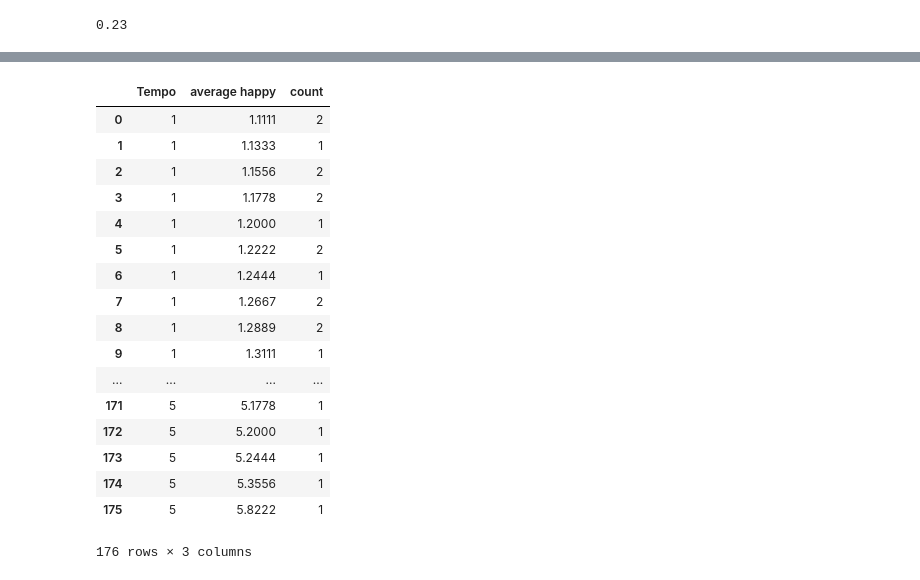
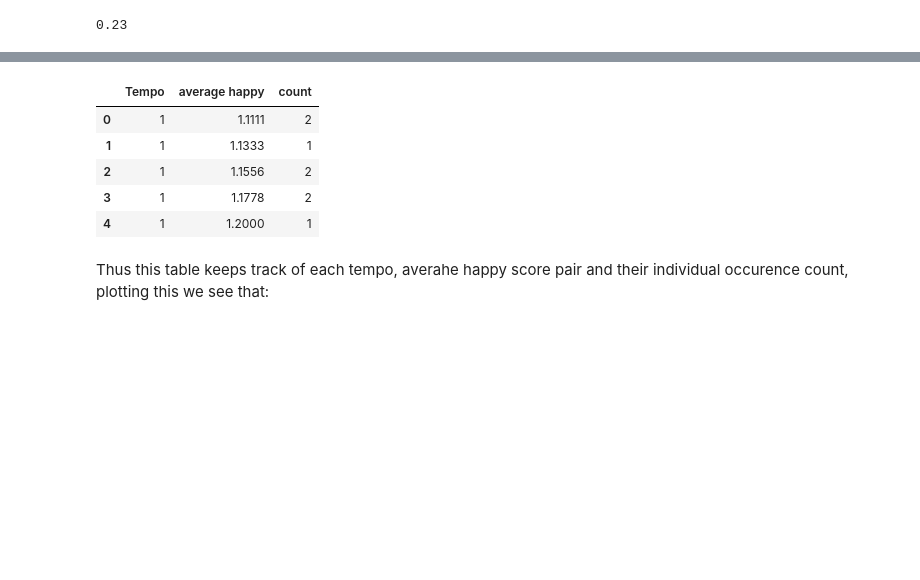
Before and after one commit to apoorva-sh/DATA512-finalproject, a Jupyter notebook: Notebooks/Analysis.ipynb, the cells around one changed output, grey strips where cells are left out. Drawn from its saved outputs; the diff is of its cells as text; code cells hidden in the pictures; blank space fills up the shorter version.

```diff
--- a/Notebooks/Analysis.ipynb
+++ b/Notebooks/Analysis.ipynb
@@ -463,21 +452,9 @@ design_mat.groupby(["Tempo","average happy"],as_index=False)["count"].sum()
 # %%
-anotherdf
+anotherdf.head()
 # %% [output]
 |  | Tempo | average happy | count |
 | 0 | 1 | 1.1111 | 2 |
 | 1 | 1 | 1.1333 | 1 |
 | 2 | 1 | 1.1556 | 2 |
 | 3 | 1 | 1.1778 | 2 |
 | 4 | 1 | 1.2000 | 1 |
-| 5 | 1 | 1.2222 | 2 |
-| 6 | 1 | 1.2444 | 1 |
-| 7 | 1 | 1.2667 | 2 |
-| 8 | 1 | 1.2889 | 2 |
-| 9 | 1 | 1.3111 | 1 |
-| ... | ... | ... | ... |
-| 171 | 5 | 5.1778 | 1 |
-| 172 | 5 | 5.2000 | 1 |
-| 173 | 5 | 5.2444 | 1 |
-| 174 | 5 | 5.3556 | 1 |
-| 175 | 5 | 5.8222 | 1 |
-176 rows × 3 columns
@@ -486,3 +461,5 @@ anotherdf = anotherdf.dropna()
+# %% [markdown]
+Thus this table keeps track of each tempo, averahe happy score pair and their individual occurence count, plotting this we see that:
 # %%
 import plotly.express as px
 
```
Also changed, not shown: parts of 94 cells of this notebook, 4 other files.
